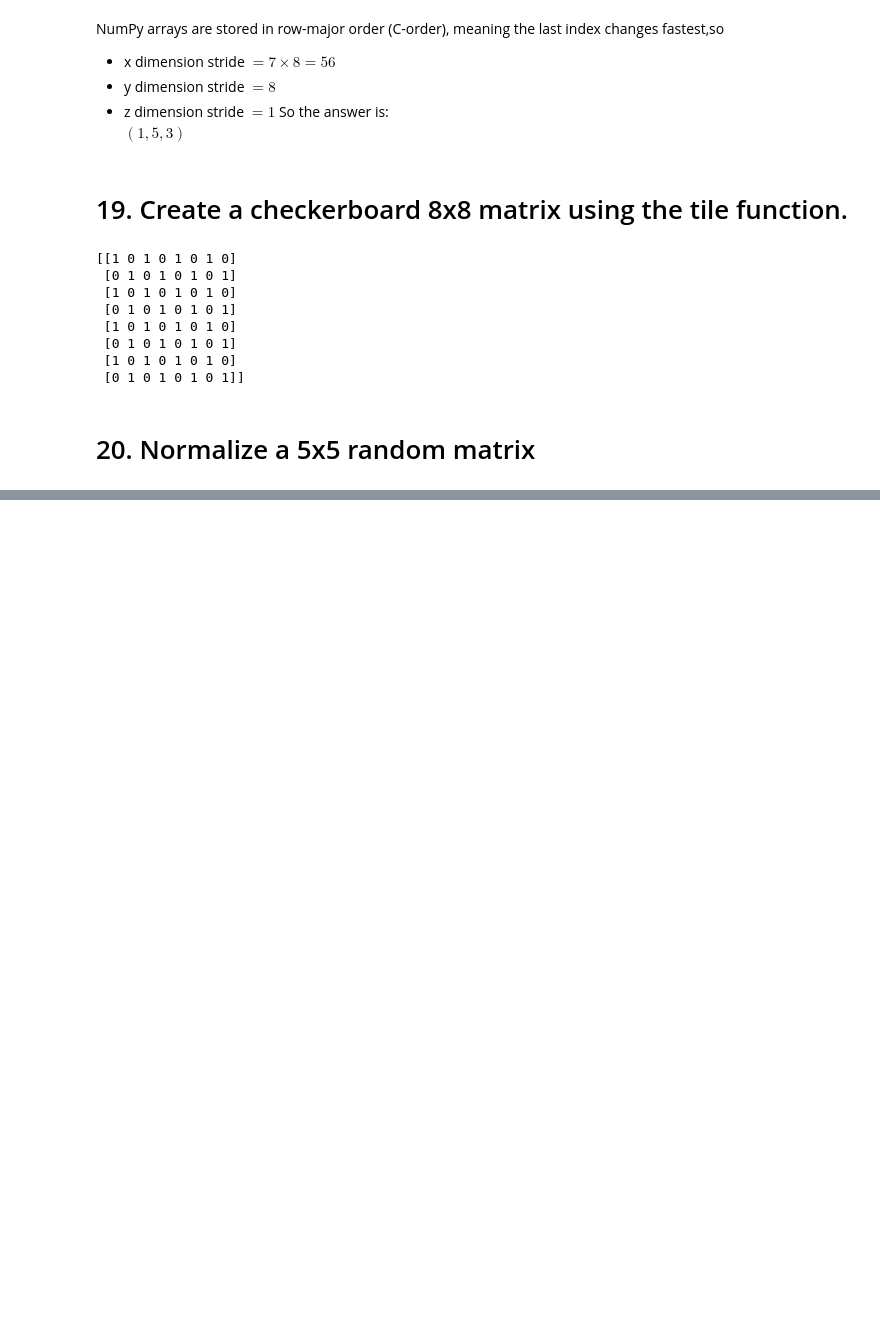
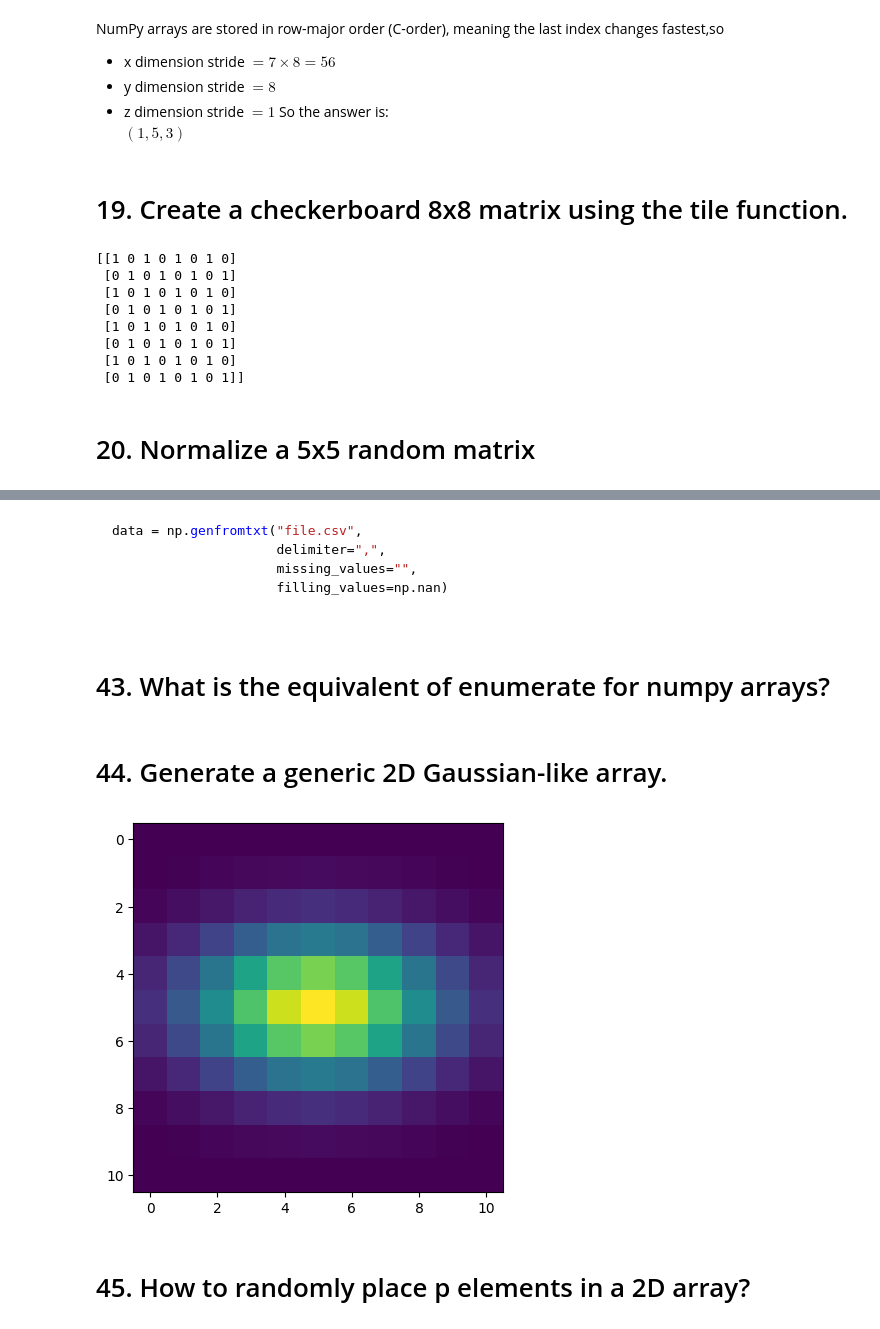
Before and after one commit to VPERepos/DataSciencePortfolio, a Jupyter notebook: NumPyExercises/NumPyExercises.ipynb, the cells around one changed output, grey strips where cells are left out. Cells and saved outputs as stored; diff of their text form; code cells hidden in the pictures; blank space fills up the shorter version.

````diff
--- a/NumPyExercises/NumPyExercises.ipynb
+++ b/NumPyExercises/NumPyExercises.ipynb
@@ -264,0 +590,8 @@ print(random_matrix / np.linalg.norm(random_matrix))
+# %% [markdown]
+```Python3
+data = np.genfromtxt("file.csv",
+                     delimiter=",",
+                     missing_values="",
+                     filling_values=np.nan)
+# %% [markdown]
+# 43. What is the equivalent of enumerate for numpy arrays?
@@ -264,0 +603,18 @@ print(random_matrix / np.linalg.norm(random_matrix))
+# %% [markdown]
+# 44. Generate a generic 2D Gaussian-like array.
+# %%
+X = np.arange(0,11,1)
+Y = np.arange(0,11,1)
+sigmaX = 1.5
+sigmaY = 2.5
+muX = 5.0
+muY = 5.0
+Gauss2D = np.exp(-((X[:,None]-muX)**2/(2*sigmaX**2) + (Y[None,:]-muY)**2/(2*sigmaY**2)) )/(2*np.pi*sigmaX*sigmaY)
+
+from matplotlib import pyplot as plt
+plt.imshow(Gauss2D)
+plt.show()
+# %% [output]
+[figure, added]
+# %% [markdown]
+# 45. How to randomly place p elements in a 2D array?
````
Also changed, not shown: parts of 80 cells of this notebook, 1 other file.
